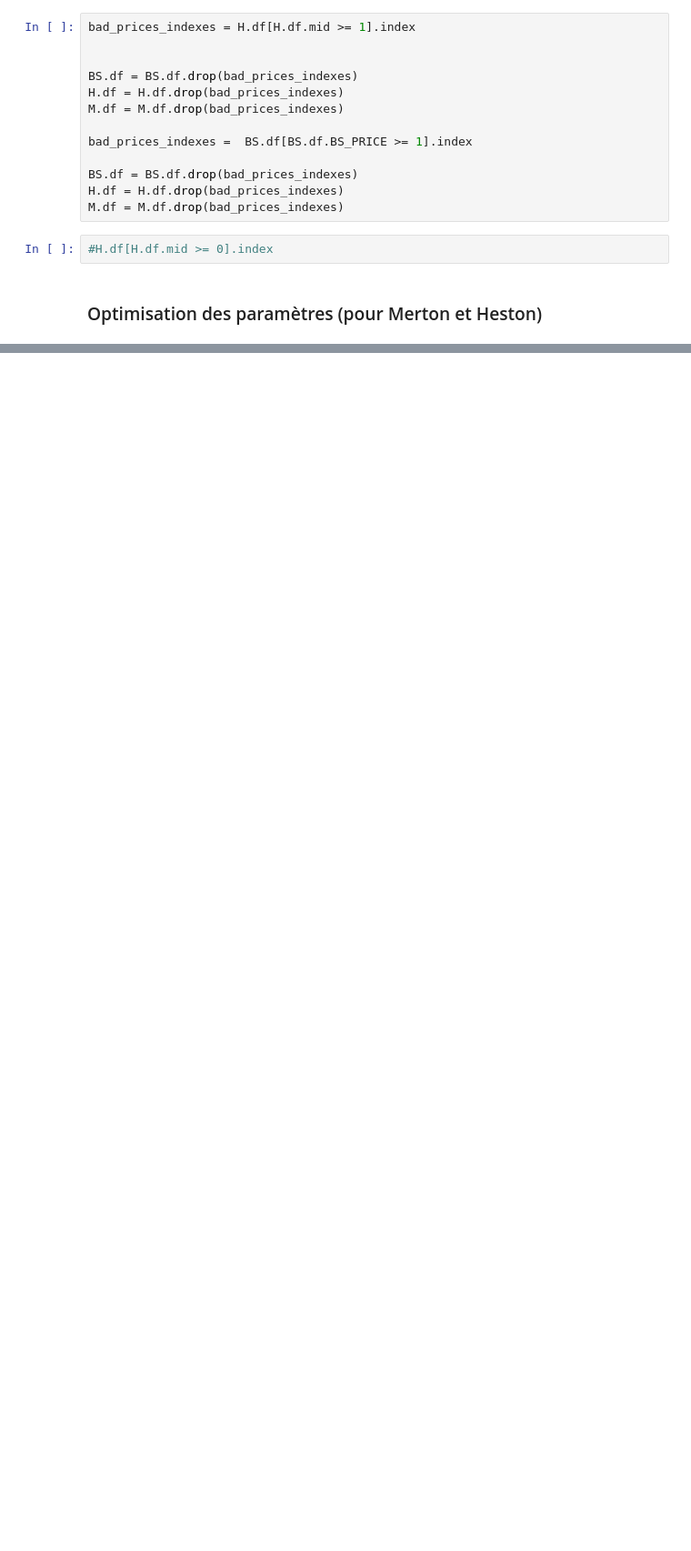
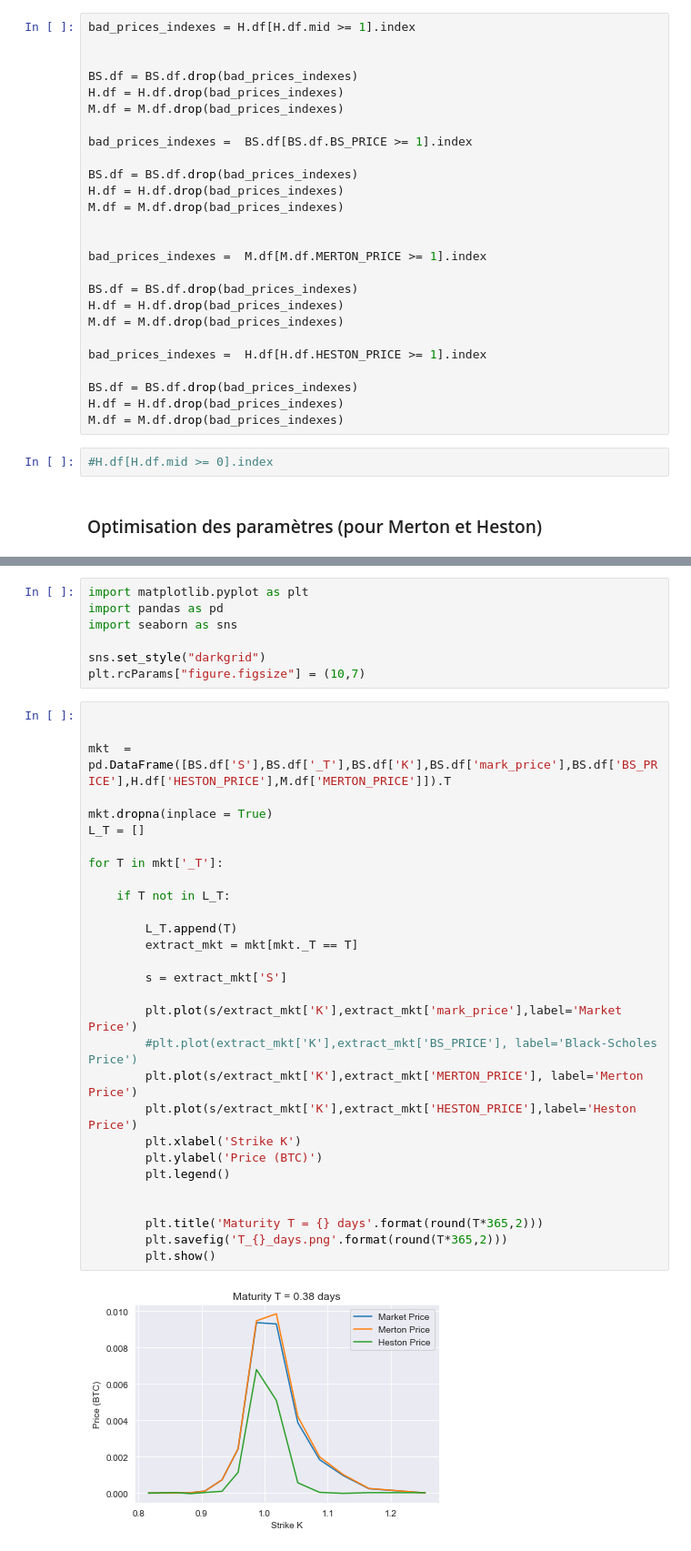
Before and after one commit to Rxzh/deribit_scraping, a Jupyter notebook: after_split_main-Copy1.ipynb, the cells around one changed output, grey strips where cells are left out. Shown: that part at 91% size. Cells and saved outputs as stored; diff of their text form; blank space fills up the shorter version.

```diff
--- a/after_split_main-Copy1.ipynb
+++ b/after_split_main-Copy1.ipynb
@@ -133,6 +139,19 @@ bad_prices_indexes =  BS.df[BS.df.BS_PRICE >= 1].index
 BS.df = BS.df.drop(bad_prices_indexes)
 H.df = H.df.drop(bad_prices_indexes)
 M.df = M.df.drop(bad_prices_indexes)
+
+
+bad_prices_indexes =  M.df[M.df.MERTON_PRICE >= 1].index
+
+BS.df = BS.df.drop(bad_prices_indexes)
+H.df = H.df.drop(bad_prices_indexes)
+M.df = M.df.drop(bad_prices_indexes)
+
+bad_prices_indexes =  H.df[H.df.HESTON_PRICE >= 1].index
+
+BS.df = BS.df.drop(bad_prices_indexes)
+H.df = H.df.drop(bad_prices_indexes)
+M.df = M.df.drop(bad_prices_indexes)
 # %%
 #H.df[H.df.mid >= 0].index
 # %% [markdown]
@@ -207,0 +223,38 @@ heston + sauts
+# %%
+import matplotlib.pyplot as plt
+import pandas as pd
+import seaborn as sns
+
+sns.set_style("darkgrid")
+plt.rcParams["figure.figsize"] = (10,7)
+# %%
+
+
+mkt  = pd.DataFrame([BS.df['S'],BS.df['_T'],BS.df['K'],BS.df['mark_price'],BS.df['BS_PRICE'],H.df['HESTON_PRICE'],M.df['MERTON_PRICE']]).T
+
+mkt.dropna(inplace = True)
+L_T = []
+
+for T in mkt['_T']:
+
+    if T not in L_T:
+
+        L_T.append(T)
+        extract_mkt = mkt[mkt._T == T]
+
+        s = extract_mkt['S']
+
+        plt.plot(s/extract_mkt['K'],extract_mkt['mark_price'],label='Market Price')
+        #plt.plot(extract_mkt['K'],extract_mkt['BS_PRICE'], label='Black-Scholes Price')
+        plt.plot(s/extract_mkt['K'],extract_mkt['MERTON_PRICE'], label='Merton Price')
+        plt.plot(s/extract_mkt['K'],extract_mkt['HESTON_PRICE'],label='Heston Price')
+        plt.xlabel('Strike K')
+        plt.ylabel('Price (BTC)')
+        plt.legend()
+
+
+        plt.title('Maturity T = {} days'.format(round(T*365,2)))
+        plt.savefig('T_{}_days.png'.format(round(T*365,2)))
+        plt.show()
+# %% [output]
+[figure, added]
```
Also changed, not shown: parts of 15 cells of this notebook, 25 other files.
